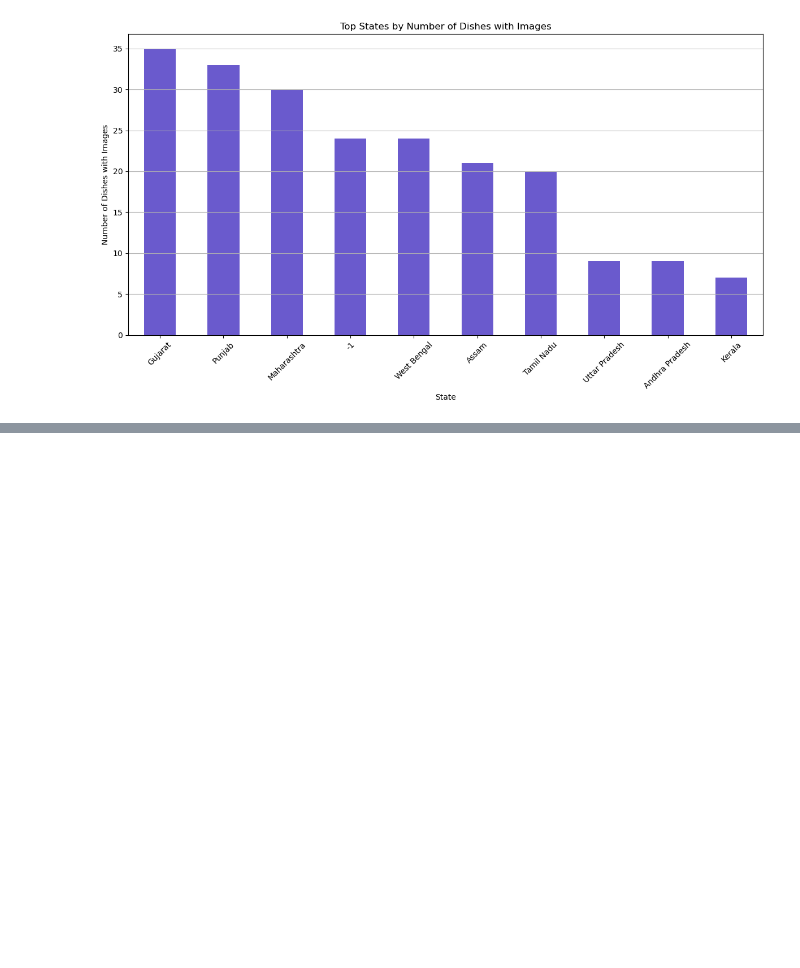
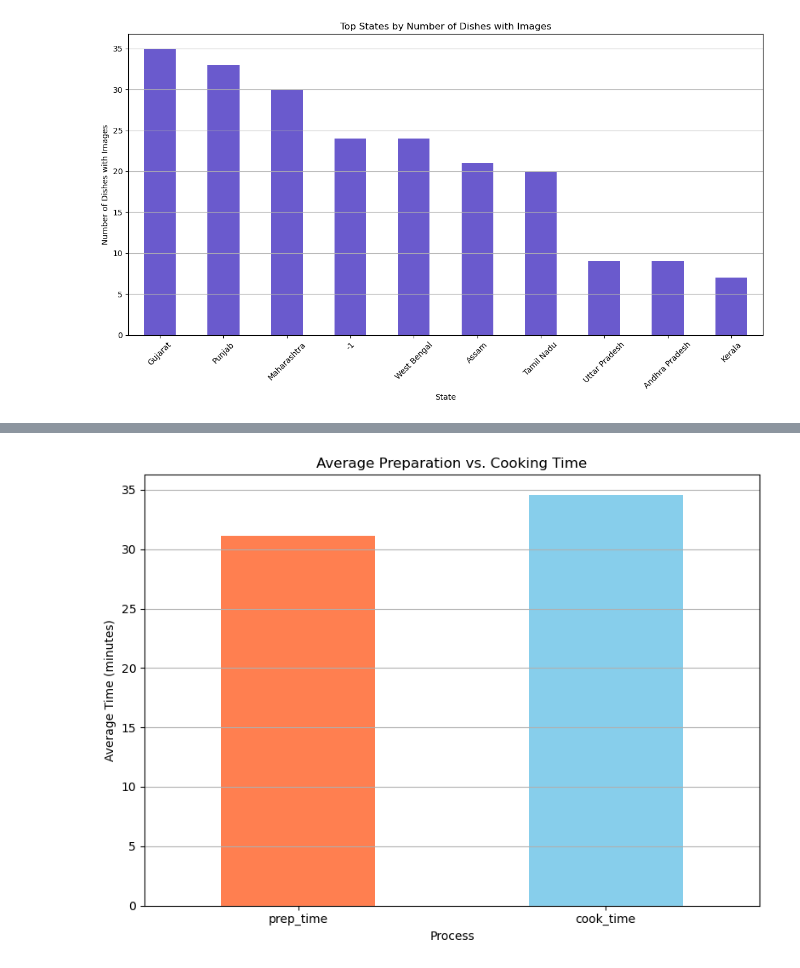
Before and after one commit to raj-rajat/Indian-Food-Dataset, a Jupyter notebook: indian-food-dataset.ipynb, the cells around one changed output, grey strips where cells are left out. Saved outputs shown, nothing was run; the diff lists cells and outputs as text; code cells hidden in the pictures; blank space fills up the shorter version.

```diff
--- a/indian-food-dataset.ipynb
+++ b/indian-food-dataset.ipynb
@@ -848,0 +1053,17 @@ plt.show()
+# %%
+# Calculating the average preparation and cooking times
+average_times = df[['prep_time', 'cook_time']].mean()
+
+# Plotting the comparison
+plt.figure(figsize=(8, 6))
+average_times.plot(kind='bar', color=['coral', 'skyblue'])
+plt.title('Average Preparation vs. Cooking Time')
+plt.xlabel('Process')
+plt.ylabel('Average Time (minutes)')
+plt.xticks(rotation=0)
+plt.grid(axis='y')
+
+plt.tight_layout()
+plt.show()
+# %% [output]
+[figure, added]
```
Also changed, not shown: parts of 19 cells of this notebook.
